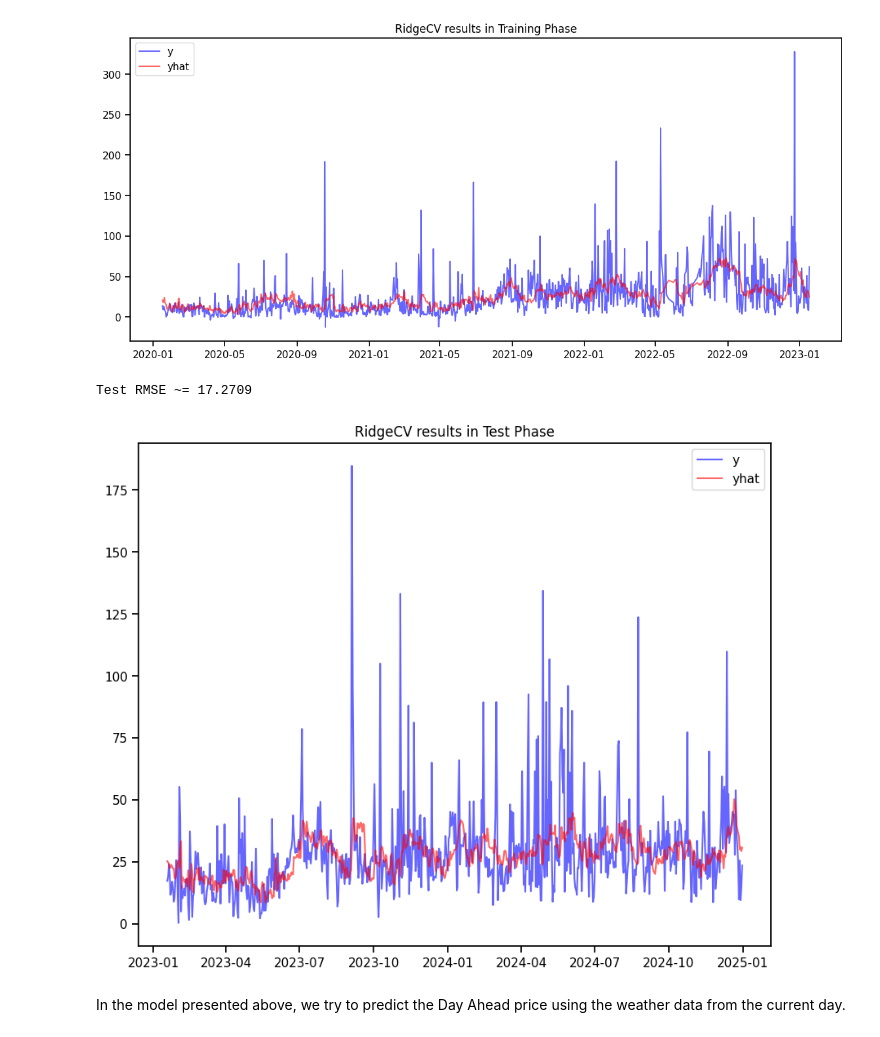
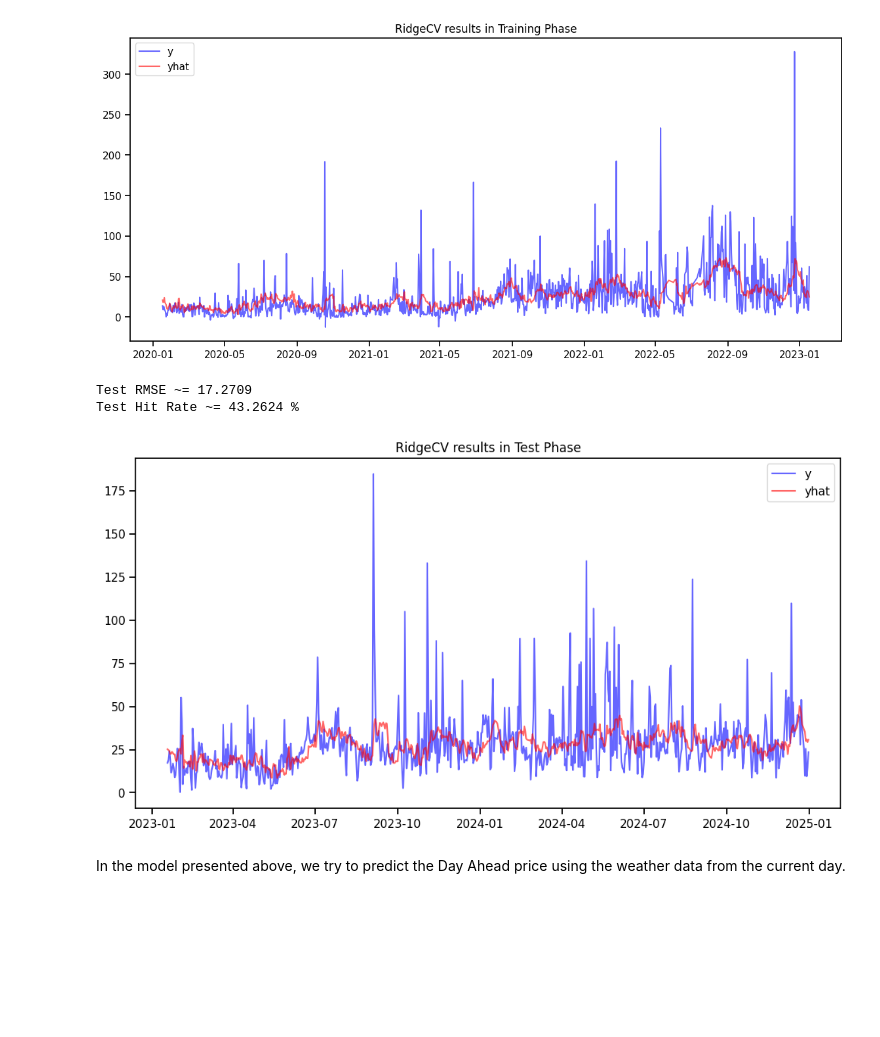
Before and after one commit to themahani/AlgoPy, a Jupyter notebook: exploratory_data_analysis/electricity_toronto.ipynb, the cells around one changed output. Drawn from its saved outputs; the diff is of its cells as text; code cells hidden in the pictures; blank space fills up the shorter version.

Commit message:
feat(eda): add hit rate as a measure for RidgeCV model

```diff
--- a/exploratory_data_analysis/electricity_toronto.ipynb
+++ b/exploratory_data_analysis/electricity_toronto.ipynb
@@ -336,20 +336,23 @@ fig.show()
 # %%
 y_hat = rcv.predict(X_test)
 # %%
-test_loss = root_mean_squared_error(y_test, y_hat)
+test_rmse = root_mean_squared_error(y_test, y_hat)
 
-print(f"Test RMSE ~= {test_loss:.4f}")
+test_hit_rate = np.mean(np.sign(np.diff(y_hat)) == np.sign(np.diff(y_test))) * 100.0
+print(f"Test RMSE ~= {test_rmse:.4f}")
+print(f"Test Hit Rate ~= {test_hit_rate:.4f} %")
 # %% [output]
 Test RMSE ~= 17.2709
+Test Hit Rate ~= 43.2624 %
 # %%
-fig, ax = plt.subplots(figsize=(10, 8))
+fig, ax = plt.subplots(figsize=(12, 6))
 ax.plot(y_test.index, y_test.values, 'b-', label='y', alpha=.6)
 ax.plot(y_test.index, y_hat, 'r-', label='yhat', alpha=.6)
 ax.legend(loc='best')
 
 ax.set_title("RidgeCV results in Test Phase")
 fig.show()
 # %% [output]
-[figure, old version]
+[figure, new version]
 # %% [markdown]
 In the model presented above, we try to predict the Day Ahead price using the weather data from the current day.
```
